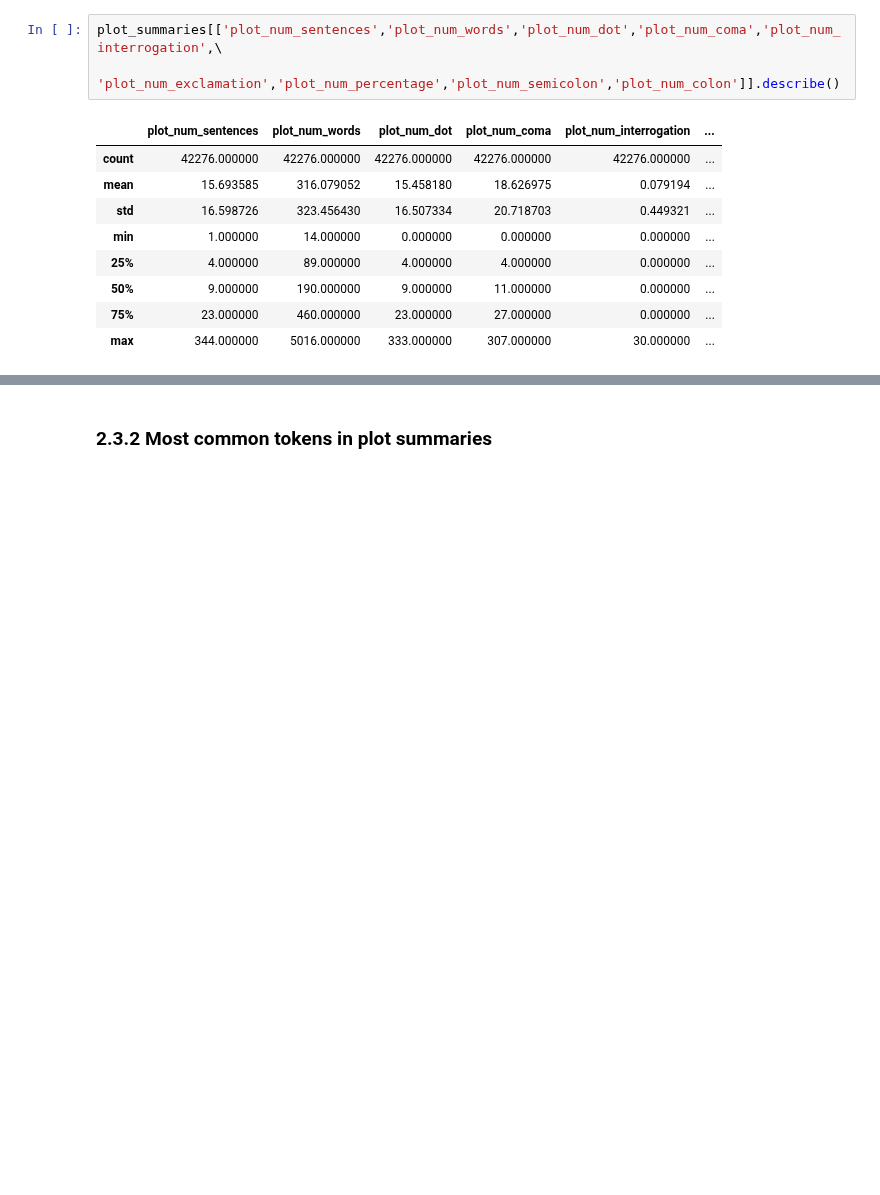
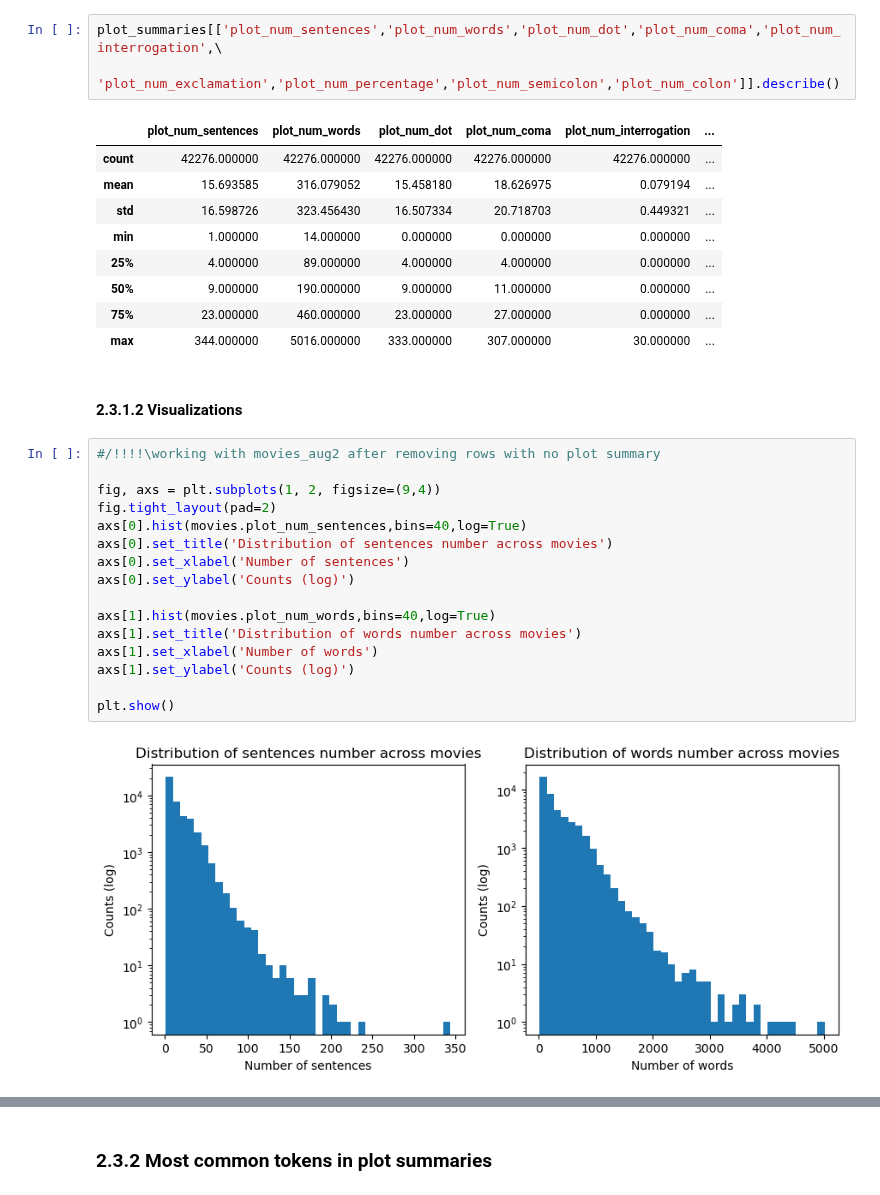
Before and after one commit to salome-baup/ada-2022-project-adaccord, a Jupyter notebook: Milestone2.ipynb, the cells around one changed output, grey strips where cells are left out. Drawn from its saved outputs; the diff is of its cells as text; blank space fills up the shorter version.

Commit message:
Beginning of visualization

```diff
--- a/Milestone2.ipynb
+++ b/Milestone2.ipynb
@@ -872,3 +868,23 @@ plot_summaries[['plot_num_sentences','plot_num_words','plot_num_dot','plot_num_c
 | 50% | 9.000000 | 190.000000 | 9.000000 | 11.000000 | 0.000000 | ... |
 | 75% | 23.000000 | 460.000000 | 23.000000 | 27.000000 | 0.000000 | ... |
 | max | 344.000000 | 5016.000000 | 333.000000 | 307.000000 | 30.000000 | ... |
+# %% [markdown]
+#### 2.3.1.2 Visualizations
+# %%
+#/!!!!\working with movies_aug2 after removing rows with no plot summary
+
+fig, axs = plt.subplots(1, 2, figsize=(9,4))
+fig.tight_layout(pad=2)
+axs[0].hist(movies.plot_num_sentences,bins=40,log=True)
+axs[0].set_title('Distribution of sentences number across movies')
+axs[0].set_xlabel('Number of sentences')
+axs[0].set_ylabel('Counts (log)')
+
+axs[1].hist(movies.plot_num_words,bins=40,log=True)
+axs[1].set_title('Distribution of words number across movies')
+axs[1].set_xlabel('Number of words')
+axs[1].set_ylabel('Counts (log)')
+
+plt.show()
+# %% [output]
+[figure, added]
```
Also changed, not shown: parts of 10 cells of this notebook.
